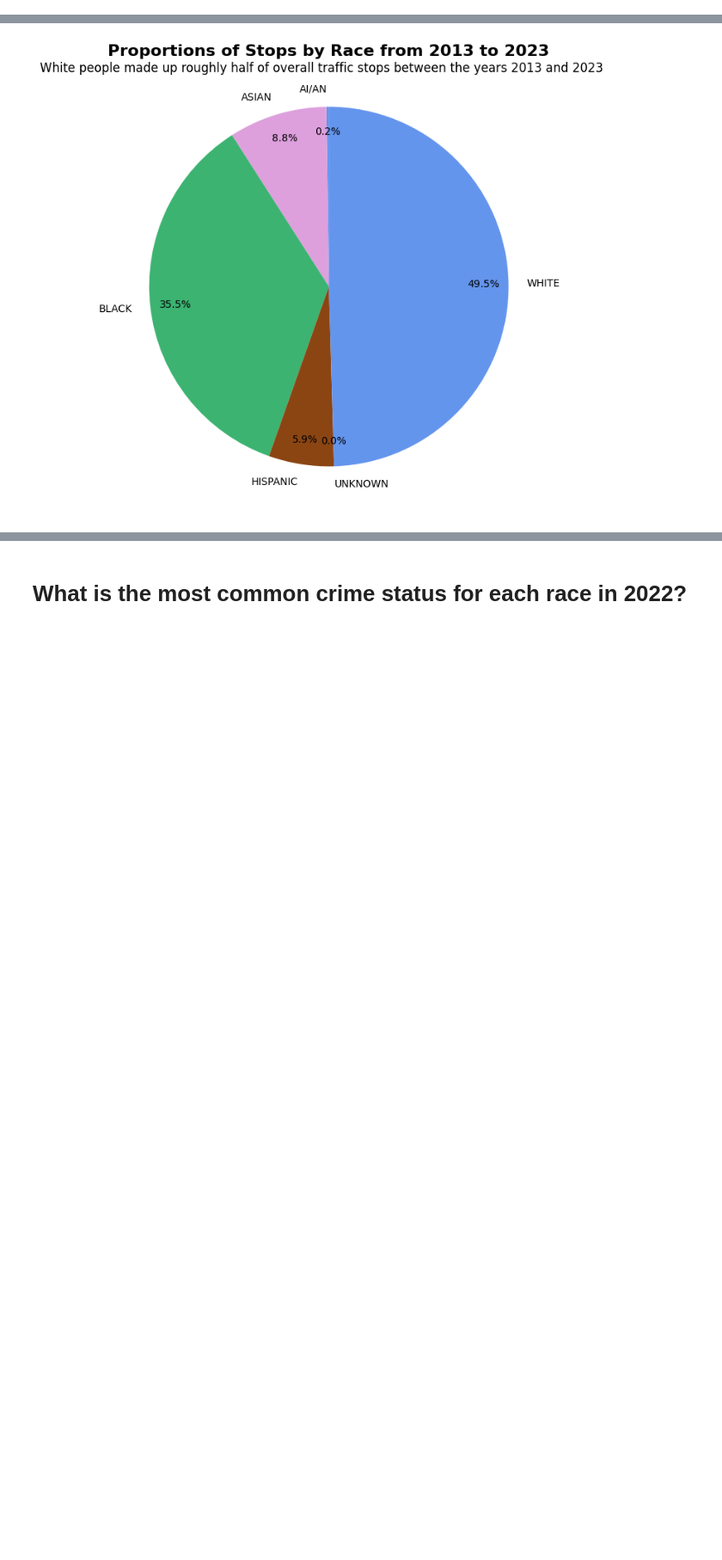
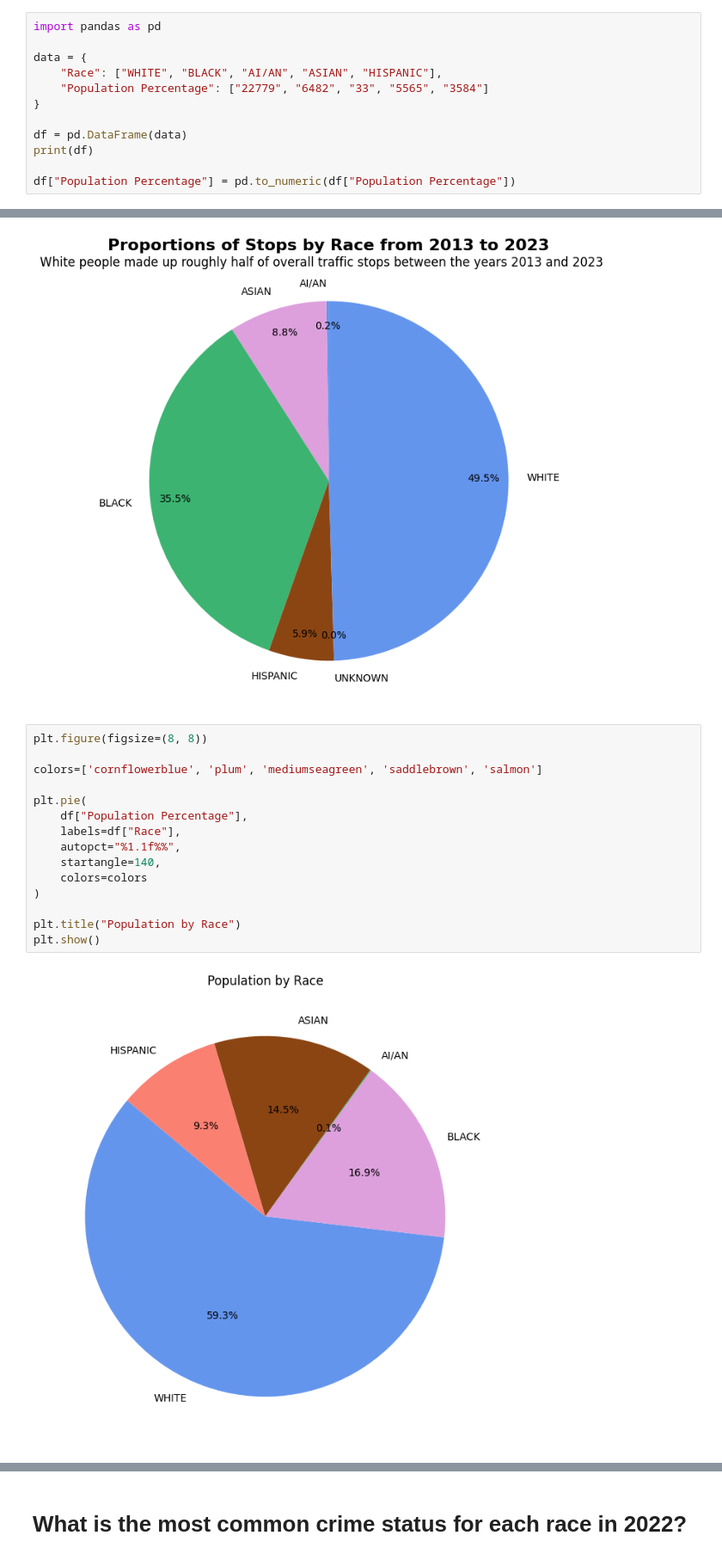
Before and after one commit to abbyt3/JOUR410, a Jupyter notebook: Timm_JOUR410_FinalProject.ipynb, the cells around one changed output, grey strips where cells are left out. Shown at 86% size. Drawn from its saved outputs; the diff is of its cells as text; blank space fills up the shorter version.

```diff
--- a/Timm_JOUR410_FinalProject.ipynb
+++ b/Timm_JOUR410_FinalProject.ipynb
@@ -45,0 +48,12 @@ First, I want to look at these disparities by year. Particularly, the year 2022,
+# %%
+import pandas as pd
+
+data = {
+    "Race": ["WHITE", "BLACK", "AI/AN", "ASIAN", "HISPANIC"],
+    "Population Percentage": ["22779", "6482", "33", "5565", "3584"]
+}
+
+df = pd.DataFrame(data)
+print(df)
+
+df["Population Percentage"] = pd.to_numeric(df["Population Percentage"])
@@ -115,6 +136,23 @@ plt.suptitle('White people made up roughly half of overall traffic stops between
 plt.show()
 # %% [output]
 [figure]
+# %%
+plt.figure(figsize=(8, 8))
+
+colors=['cornflowerblue', 'plum', 'mediumseagreen', 'saddlebrown', 'salmon']
+
+plt.pie(
+    df["Population Percentage"],
+    labels=df["Race"],
+    autopct="%1.1f%%",
+    startangle=140,
+    colors=colors
+)
+
+plt.title("Population by Race")
+plt.show()
+# %% [output]
+[figure, added]
 # %% [markdown]
 **Conclusion and Interpretation:**
 
```
Also changed, not shown: parts of 6 cells of this notebook.
